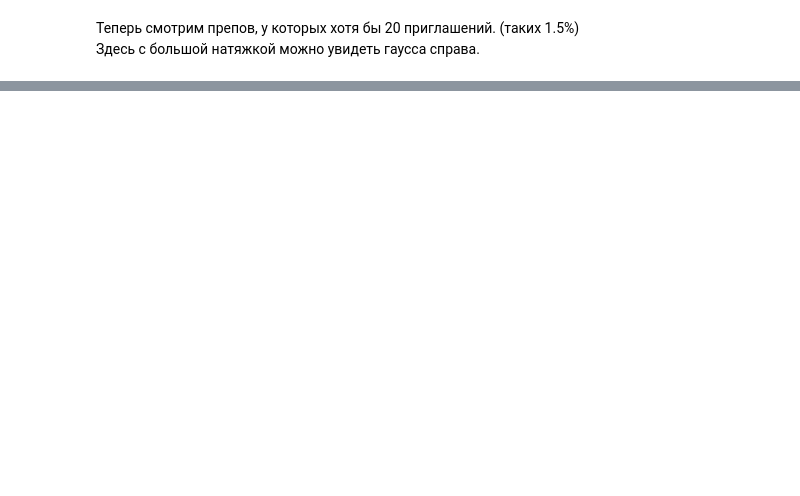
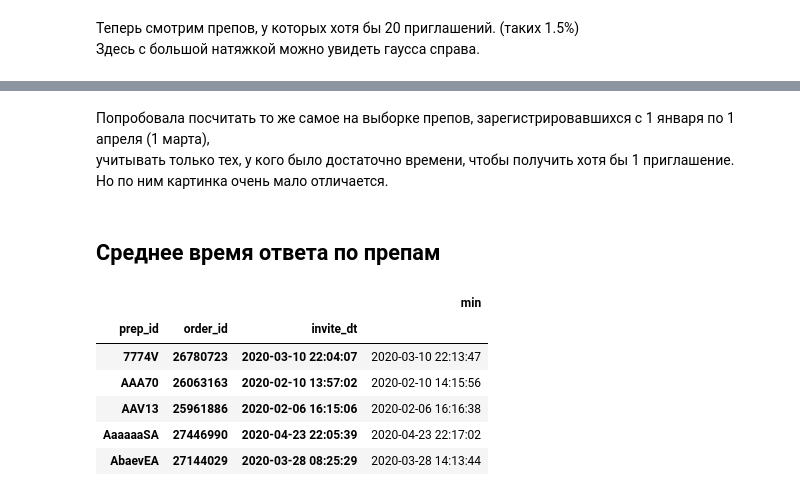
Before and after one commit to NadyaMotina/profi_analytics, a Jupyter notebook: Prep Ratings/responsiveness_research.ipynb, the cells around one changed output, grey strips where cells are left out. Drawn from its saved outputs; the diff is of its cells as text; code cells hidden in the pictures; blank space fills up the shorter version.

```diff
--- a/Prep Ratings/responsiveness_research.ipynb
+++ b/Prep Ratings/responsiveness_research.ipynb
@@ -224,2 +242,6 @@ Data len:  308
 # %%
 # round(len(df_preps_invites_count[df_preps_invites_count >= 20])*100.0/df.prep_id.nunique(), 2)
+# %% [markdown]
+Попробовала посчитать то же самое на выборке препов, зарегистрировавшихся с 1 января по 1 апреля (1 марта), <br>
+учитывать только тех, у кого было достаточно времени, чтобы получить хотя бы 1 приглашение. <br>
+Но по ним картинка очень мало отличается.
@@ -225,0 +253,17 @@ Data len:  308
+# %% [markdown]
+## Среднее время ответа по препам
+# %%
+# оставляем в табличке только время первого приглашения и время первого ответа на него (приглашения без ответа не учитываются)
+
+df_answered_invites = df[df['answer_id'] > 0]
+df_first_invites = df_answered_invites.groupby(['prep_id', 'order_id', 'invite_dt'])['invite_dt'].agg(['min'])
+df_first_answers = df_answered_invites.groupby(['prep_id', 'order_id', 'invite_dt'])['answer_dt'].agg(['min'])
+df_first_answers.head()
+# %% [output]
+|  |  |  | min |
+| prep_id | order_id | invite_dt |  |
+| 7774V | 26780723 | 2020-03-10 22:04:07 | 2020-03-10 22:13:47 |
+| AAA70 | 26063163 | 2020-02-10 13:57:02 | 2020-02-10 14:15:56 |
+| AAV13 | 25961886 | 2020-02-06 16:15:06 | 2020-02-06 16:16:38 |
+| AaaaaaSA | 27446990 | 2020-04-23 22:05:39 | 2020-04-23 22:17:02 |
+| AbaevEA | 27144029 | 2020-03-28 08:25:29 | 2020-03-28 14:13:44 |
```
Also changed, not shown: parts of 22 cells of this notebook.
